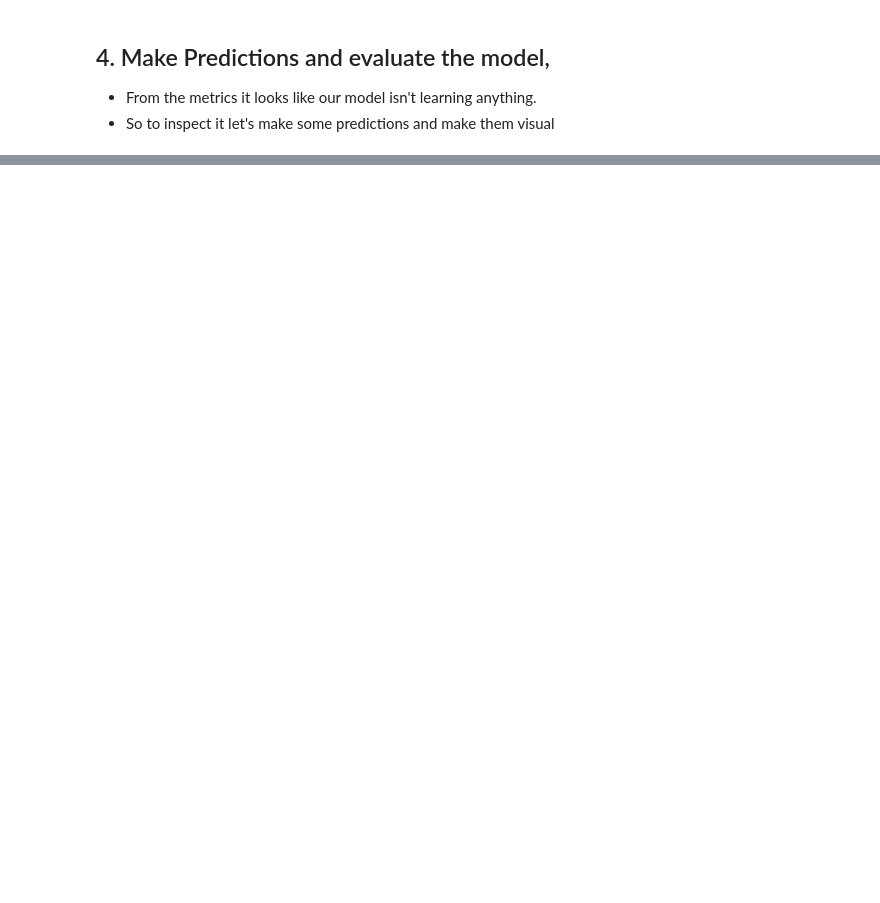
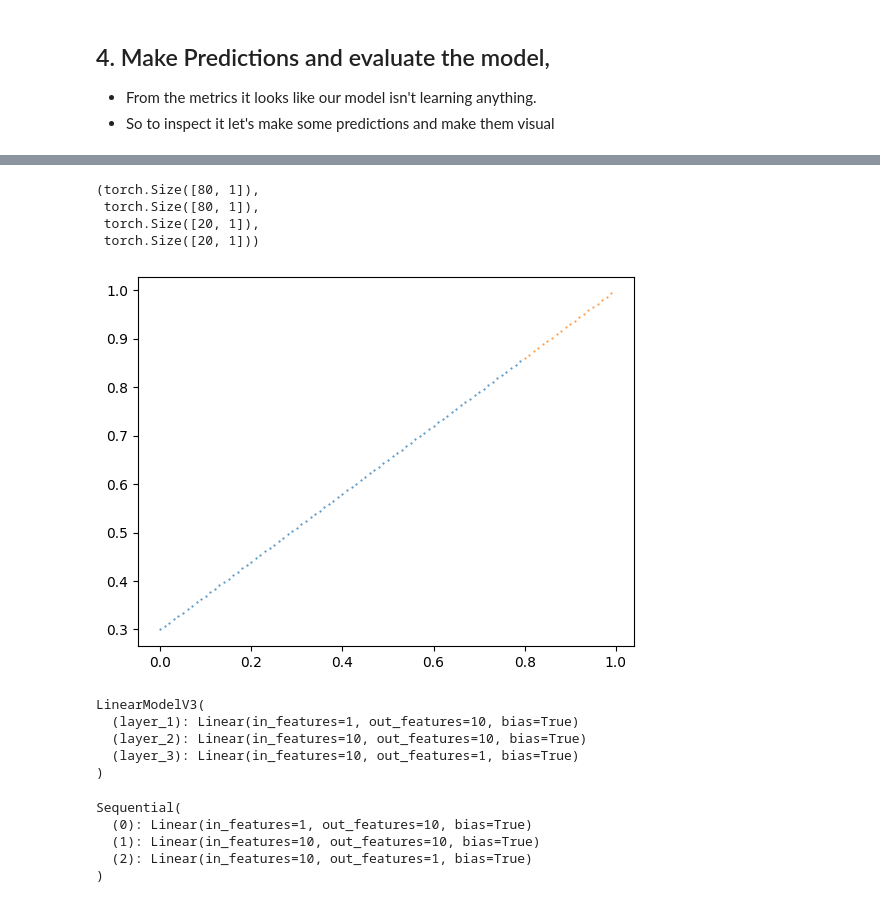
Before and after one commit to phani-x507/DeepLearning, a Jupyter notebook: 02_Neural_network_Classification_with_Pytorch.ipynb, the cells around one changed output, grey strips where cells are left out. Drawn from its saved outputs; the diff is of its cells as text; code cells hidden in the pictures; blank space fills up the shorter version.

```diff
--- a/02_Neural_network_Classification_with_Pytorch.ipynb
+++ b/02_Neural_network_Classification_with_Pytorch.ipynb
@@ -393,0 +529,15 @@ plt.plot()
+# %%
+# Splitting to training and testing
+train_split = int(0.8 * len(x))
+x_train_reg, y_train_reg = x[:train_split],y[:train_split]
+x_test_reg,y_test_reg = x[train_split:],y[train_split:]
+
+plt.scatter(x_train_reg,y_train_reg,s=0.2)
+plt.scatter(x_test_reg,y_test_reg,s=0.2)
+x_train_reg.size(), y_train_reg.size() ,x_test_reg.size(),y_test_reg.size()
+# %% [output]
+(torch.Size([80, 1]),
+ torch.Size([80, 1]),
+ torch.Size([20, 1]),
+ torch.Size([20, 1]))
+[figure, added]
@@ -393,0 +559,21 @@ plt.plot()
+# %%
+lin_model
+# %% [output]
+LinearModelV3(
+  (layer_1): Linear(in_features=1, out_features=10, bias=True)
+  (layer_2): Linear(in_features=10, out_features=10, bias=True)
+  (layer_3): Linear(in_features=10, out_features=1, bias=True)
+)
+# %%
+lin_model1 = nn.Sequential(
+    nn.Linear(in_features =1 , out_features=10),
+    nn.Linear(in_features=10, out_features = 10),
+    nn.Linear(in_features = 10, out_features = 1)
+).to(device)
+lin_model1
+# %% [output]
+Sequential(
+  (0): Linear(in_features=1, out_features=10, bias=True)
+  (1): Linear(in_features=10, out_features=10, bias=True)
+  (2): Linear(in_features=10, out_features=1, bias=True)
+)
```
Also changed, not shown: parts of 16 cells of this notebook.
